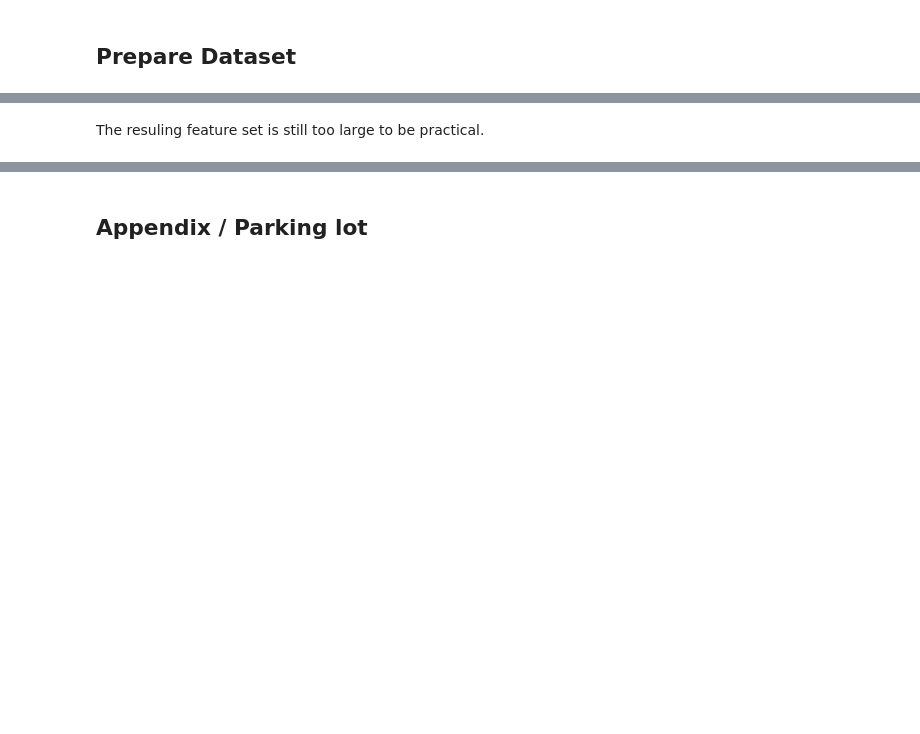
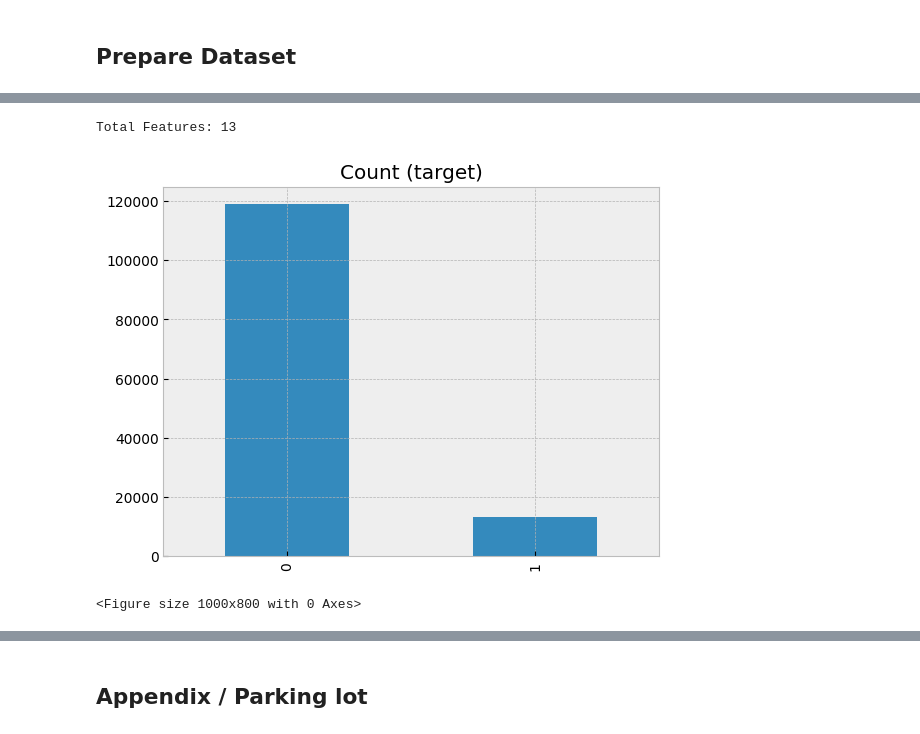
Before and after one commit to DavdElgas/predict_sklearn, a Jupyter notebook: DTC_model_post_process_data.ipynb, the cells around one changed output, grey strips where cells are left out. Cells and saved outputs as stored; diff of their text form; code cells hidden in the pictures; blank space fills up the shorter version.

```diff
--- a/DTC_model_post_process_data.ipynb
+++ b/DTC_model_post_process_data.ipynb
@@ -182,7 +229,2 @@ for feature in features_categorical:
-# %%
-# Drop categories with a high unique value count until an ANOVA check
-
-feature_high_count = ['customer_demo_geography_2']
-df_pre.drop(columns=feature_high_count, inplace=True)
 # %% [markdown]
 ## Explority Data Analysis
@@ -220,3 +304,8 @@ print(vif)
+# %%
+# Drop features
+
+df_pre.drop(columns='random_key', inplace=True) # used initially to identify duplicates
+df_pre.drop(columns='customer_demo_geography_2', inplace=True)
 # %%
 # Normalize continuous features
 
@@ -295,0 +361,26 @@ df_filtered_not_sig = df_anova[df_anova['Significance'] == 'Not Significant'][['
+# %%
+import pandas as pd
+from scipy.stats import f_oneway
+
+# Perform ANOVA tests for each feature and reduce features
+alpha = 0.05
+anova_results = []
+features_to_drop = []
+target_variable = 'target'
+
+for feature_column in df_pre.columns:
+    if feature_column != target_variable:
+        # Group data by target variable and perform ANOVA
+        grouped_data = [group[1] for group in df_pre.groupby(target_variable)[feature_column]]
+        f_statistic, p_value = f_oneway(*grouped_data)
+        if p_value >= alpha:
+            significance = 'Not Significant'
+            features_to_drop.append(feature_column)
+        else:
+            significance = 'Significant'
+
+        # Store the results
+        anova_results.append([feature_column, f_statistic, p_value, significance])
+
+# Drop non-significant features
+df_pre.drop(columns=features_to_drop, inplace=True)
@@ -296,13 +468,7 @@ df_filtered_not_sig = df_anova[df_anova['Significance'] == 'Not Significant'][['
 # %%
 # Feature count after reduction
-
-unique_column_names = set(df_pre.columns)
+unique_column_names = set(df_final.columns)
 column_count = len(unique_column_names)
 print(f"Total Features: {column_count}")
-
-# For a list of features
-#print()
-#for column, dtype in df_pre.dtypes.items():
-#    print(f'Column: {column}, Data Type: {dtype}')
+# %% [output]
+Total Features: 13
-# %% [markdown]
-The resuling feature set is still too large to be practical.
@@ -410,0 +475,12 @@ df_rfe.info()
+# %%
+# Address class imbalance of the target
+
+df_final.target.value_counts().plot(kind='bar', title='Count (target)')
+
+plt.style.use('bmh')
+plt.figure(figsize=(10, 8))
+
+plt.show()
+# %% [output]
+[figure, added]
+<Figure size 1000x800 with 0 Axes>
```
Also changed, not shown: parts of 163 cells of this notebook.
